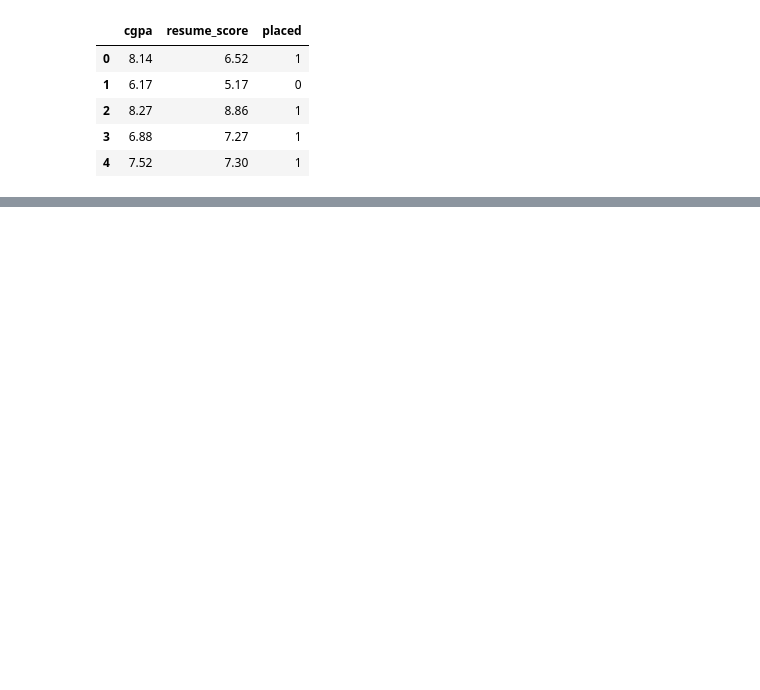
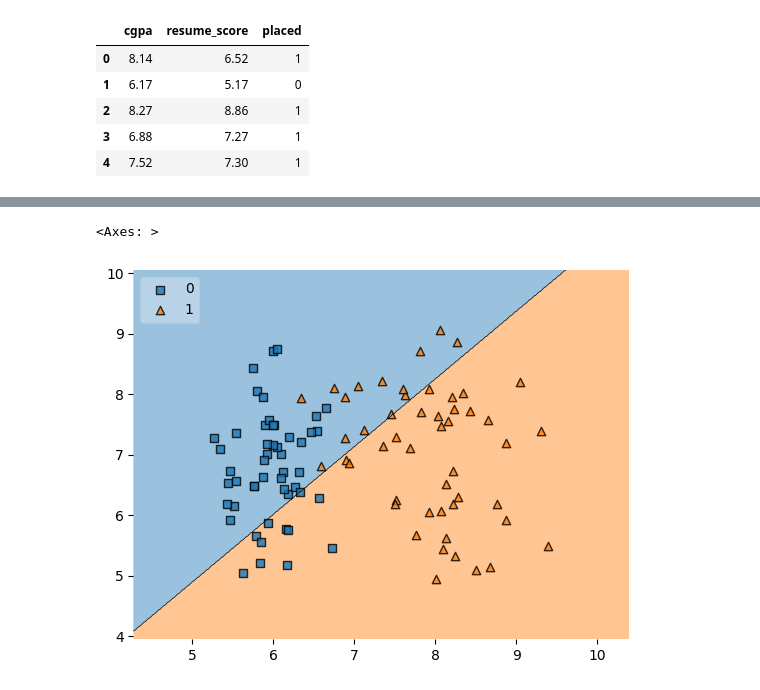
Before and after one commit to ajaykumar080286/DeepLearning, a Jupyter notebook: 1_perceptron_demo.ipynb, the cells around one changed output, grey strips where cells are left out. Drawn from its saved outputs; the diff is of its cells as text; code cells hidden in the pictures; blank space fills up the shorter version.

```diff
--- a/1_perceptron_demo.ipynb
+++ b/1_perceptron_demo.ipynb
@@ -20,0 +48,5 @@ df.head()
+# %%
+plot_decision_regions(X.values, y.values, clf=ps,legend=2)
+# %% [output]
+<Axes: >
+[figure, added]
```
Also changed, not shown: parts of 8 cells of this notebook.
